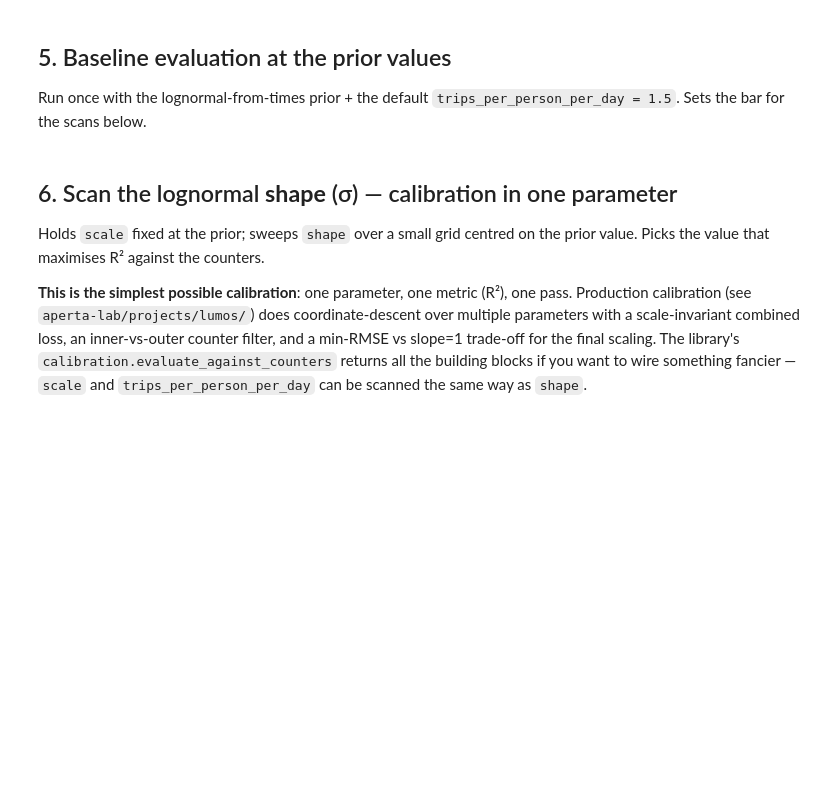
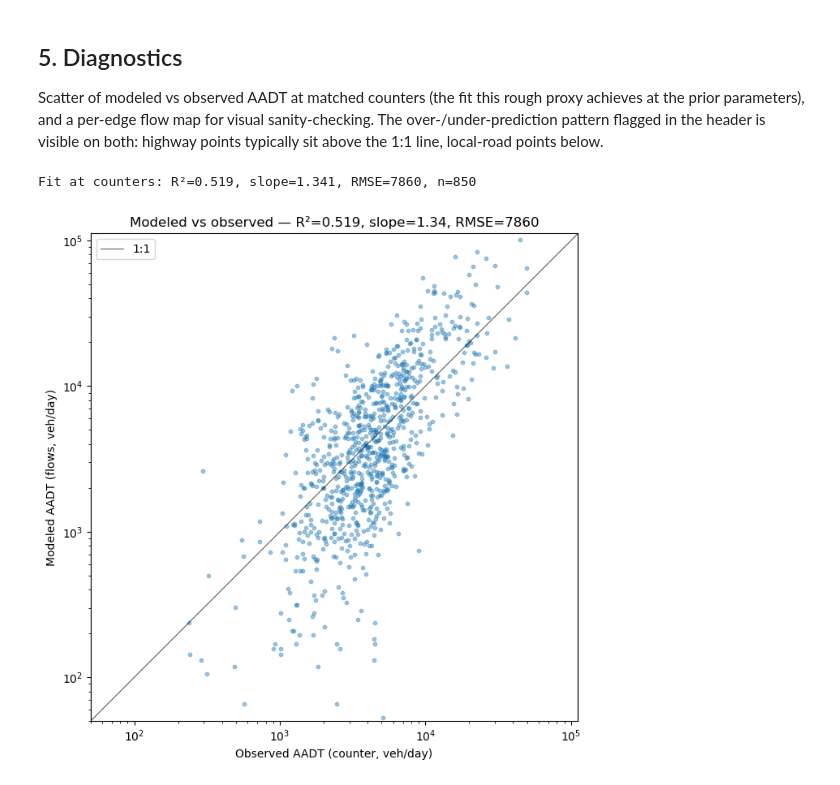
Before and after one commit to mmiotti/aperta, a Jupyter notebook: examples/extended/traffic_flows.ipynb, the cells around one changed output. Drawn from its saved outputs; the diff is of its cells as text; code cells hidden in the pictures; blank space fills up the shorter version.

```diff
--- a/examples/extended/traffic_flows.ipynb
+++ b/examples/extended/traffic_flows.ipynb
@@ -282,64 +327,29 @@ def simulate_flows(shape: float, scale: float,
 # %% [markdown]
-## 5. Baseline evaluation at the prior values
+## 5. Diagnostics
 
-Run once with the lognormal-from-times prior + the default
-`trips_per_person_per_day = 1.5`. Sets the bar for the scans below.
+Scatter of modeled vs observed AADT at matched counters (the fit
+this rough proxy achieves at the prior parameters), and a per-edge
+flow map for visual sanity-checking. The over-/under-prediction
+pattern flagged in the header is visible on both: highway points
+typically sit above the 1:1 line, local-road points below.
 # %%
-TRIPS_PER_PERSON_PER_DAY_INIT = 1.5
+ev = calibration.evaluate_against_counters(flows, counters)
+print(f"Fit at counters: R²={ev['r2']:.3f}, slope={ev['slope']:.3f}, "
+      f"RMSE={ev['rmse']:.0f}, n={ev['n_matched']:,}")
 
-flows_init = simulate_flows(shape0, scale0, TRIPS_PER_PERSON_PER_DAY_INIT)
-eval_init = calibration.evaluate_against_counters(flows_init, counters)
-eval_hw   = calibration.evaluate_against_counters(
-    flows_init, counters[counters['is_highway'] == 1])
-print(f"Baseline (shape={shape0:.3f}, scale={scale0:.1f}, "
-      f"trips={TRIPS_PER_PERSON_PER_DAY_INIT}):")
-print(f"  All inner counters:  R²={eval_init['r2']:.4f}, "
-      f"slope={eval_init['slope']:.3f}, "
-      f"RMSE={eval_init['rmse']:.0f}, n={eval_init['n_matched']:,}")
-print(f"  Highway only:        R²={eval_hw['r2']:.4f}, "
-      f"slope={eval_hw['slope']:.3f}, "
-      f"RMSE={eval_hw['rmse']:.0f}, n={eval_hw['n_matched']:,}")
-
-# Modeled-vs-observed scatter on log axes (counters span 0–100k AADT
-# so a linear plot collapses everything below 5k against the axis).
-# Highway counters coloured separately to show whether the high-AADT
-# regime fits as well as the bulk.
-m = eval_init['merged']
-# Join `is_highway` flag back via the shared index (preserved by
-# `evaluate_against_counters`'s dropna).
-m = m.join(counters['is_highway'], how='left')
-is_hw_mask = m['is_highway'] == 1
-
+m = ev['merged']
 fig, ax = plt.subplots(figsize=(7, 7))
-ax.scatter(m.loc[~is_hw_mask, 'observed'], m.loc[~is_hw_mask, 'modeled'],
-           s=8, alpha=0.3, color='tab:blue', label='main + local')
-ax.scatter(m.loc[is_hw_mask, 'observed'], m.loc[is_hw_mask, 'modeled'],
-           s=14, alpha=0.6, color='tab:red', label='highway')
+ax.scatter(m['observed'], m['modeled'], s=10, alpha=0.4, color='tab:blue')
 lim = float(max(m['observed'].max(), m['modeled'].max())) * 1.1
 ax.plot([1, lim], [1, lim], color='black', linewidth=0.5, label='1:1')
 ax.set_xscale('log'); ax.set_yscale('log')
 ax.set_xlim(50, lim); ax.set_ylim(50, lim)
 ax.set_xlabel('Observed AADT (counter, veh/day)')
 ax.set_ylabel('Modeled AADT (flows, veh/day)')
-ax.set_title(f'Baseline fit — all: R²={eval_init["r2"]:.3f}, '
-             f'slope={eval_init["slope"]:.2f}   |   '
-             f'highway: R²={eval_hw["r2"]:.3f}, '
-             f'slope={eval_hw["slope"]:.2f}')
+ax.set_title(f'Modeled vs observed — R²={ev["r2"]:.3f}, '
+             f'slope={ev["slope"]:.2f}, RMSE={ev["rmse"]:.0f}')
 ax.set_aspect('equal'); ax.legend()
 plt.tight_layout(); plt.show()
+# %% [output]
+Fit at counters: R²=0.519, slope=1.341, RMSE=7860, n=850
+[figure, added]
-# %% [markdown]
-## 6. Scan the lognormal **shape** (σ) — calibration in one parameter
-
-Holds `scale` fixed at the prior; sweeps `shape` over a small grid
-centred on the prior value. Picks the value that maximises R²
-against the counters.
-
-**This is the simplest possible calibration**: one parameter, one
-metric (R²), one pass. Production calibration (see
-`aperta-lab/projects/lumos/`) does coordinate-descent over multiple
-parameters with a scale-invariant combined loss, an inner-vs-outer
-counter filter, and a min-RMSE vs slope=1 trade-off for the final
-scaling. The library's `calibration.evaluate_against_counters`
-returns all the building blocks if you want to wire something
-fancier — `scale` and `trips_per_person_per_day` can be scanned the
-same way as `shape`.
```
Also changed, not shown: parts of 22 cells of this notebook, 24 other files.
